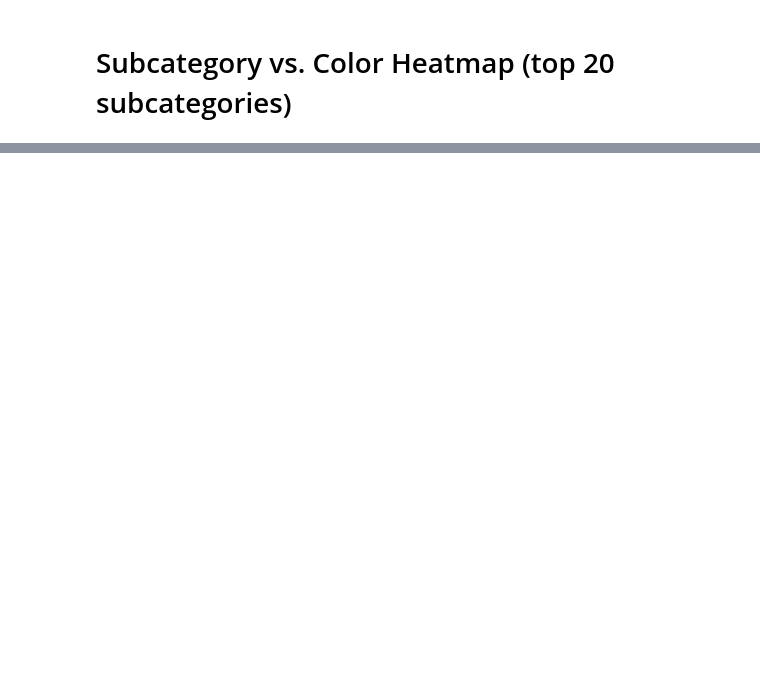
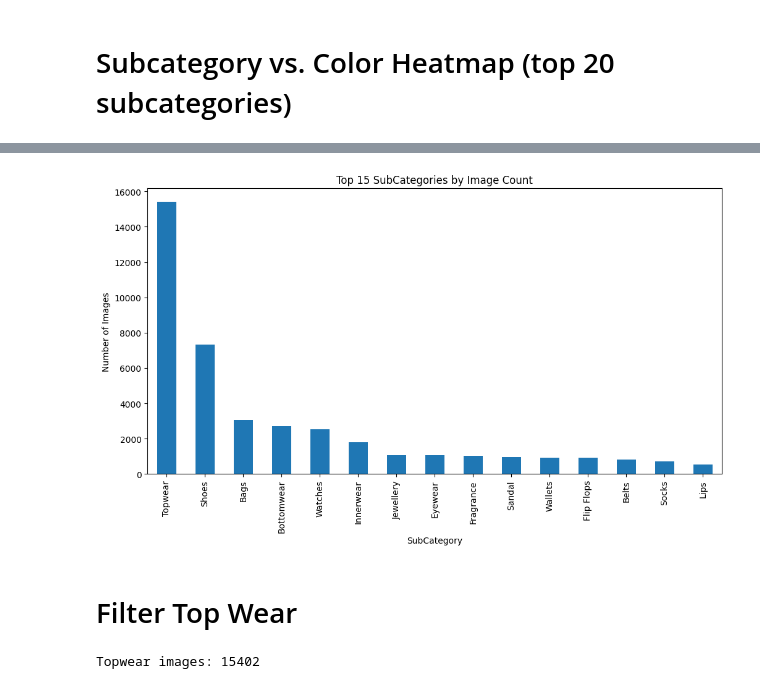
Before and after one commit to faseeh1279/cnn-product-recommendation-system, a Jupyter notebook: cnn-product-recommendation-system.ipynb, the cells around one changed output, grey strips where cells are left out. Drawn from its saved outputs; the diff is of its cells as text; code cells hidden in the pictures; blank space fills up the shorter version.

```diff
--- a/cnn-product-recommendation-system.ipynb
+++ b/cnn-product-recommendation-system.ipynb
@@ -476,0 +507,3 @@ plt.show()
+# %%
+subcategory_counts = df_styles['subCategory'].value_counts()
+subcategory_counts.head(10)
@@ -476,0 +523,19 @@ plt.show()
+# %%
+import matplotlib.pyplot as plt
+
+plt.figure(figsize=(12, 6))
+subcategory_counts[:15].plot(kind='bar')
+plt.title("Top 15 SubCategories by Image Count")
+plt.ylabel("Number of Images")
+plt.xlabel("SubCategory")
+plt.show()
+# %% [output]
+[figure, added]
+# %% [markdown]
+# Filter Top Wear
+# %%
+topwear_df = df_styles[df_styles['subCategory'] == 'Topwear'].reset_index(drop=True)
+
+print("Topwear images:", topwear_df.shape[0])
+# %% [output]
+Topwear images: 15402
```
Also changed, not shown: parts of 39 cells of this notebook.
